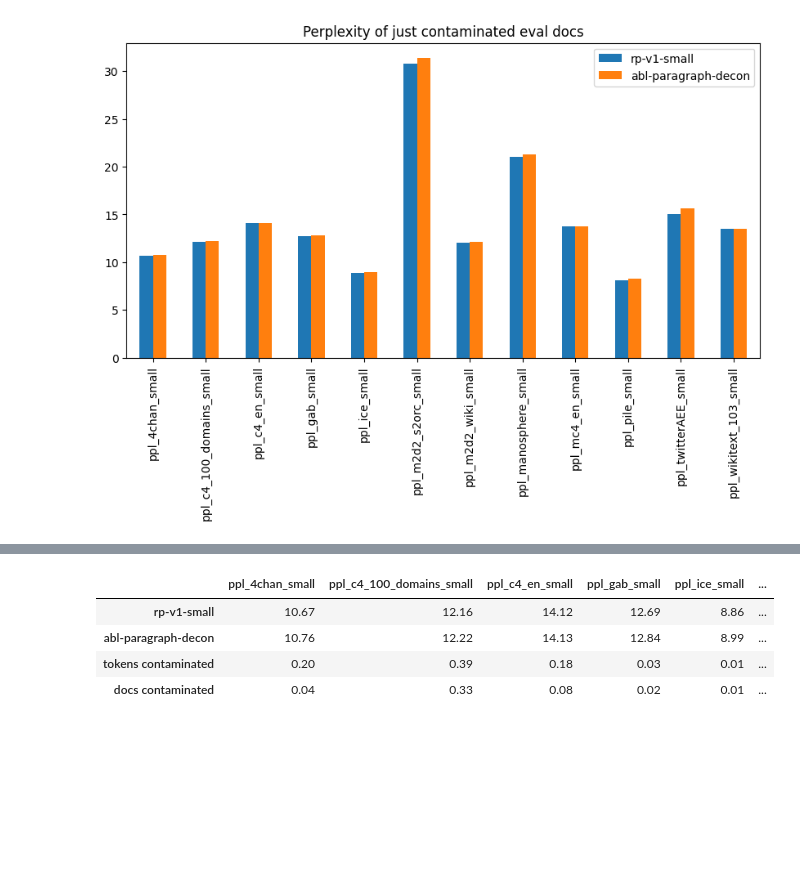
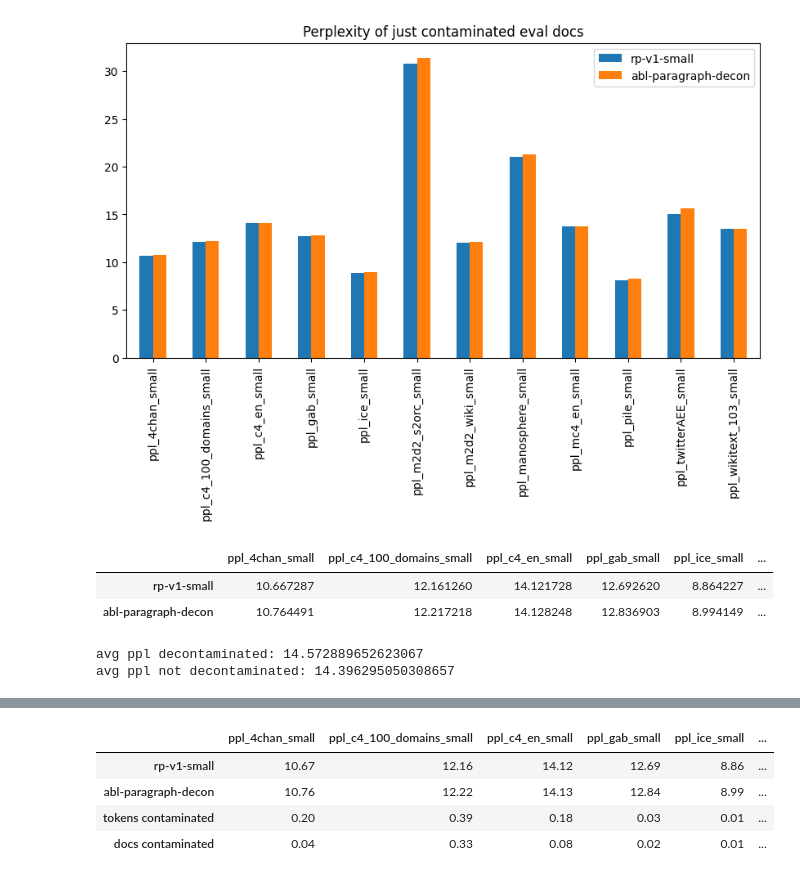
Before and after one commit to allenai/catwalk, a Jupyter notebook: scripts/visualization/ppl_contam.ipynb, the cells around one changed output, grey strips where cells are left out. Cells and saved outputs as stored; diff of their text form; code cells hidden in the pictures; blank space fills up the shorter version.

```diff
--- a/scripts/visualization/ppl_contam.ipynb
+++ b/scripts/visualization/ppl_contam.ipynb
@@ -126,3 +126,15 @@ df_contam_eval.T.plot.bar(figsize=(10, 5), title="Perplexity of just contaminate
 # %% [output]
 <Axes: title={'center': 'Perplexity of just contaminated eval docs'}>
 [figure]
+# %%
+df_contam_eval
+# %% [output]
+|  | ppl_4chan_small | ppl_c4_100_domains_small | ppl_c4_en_small | ppl_gab_small | ppl_ice_small | ... |
+| rp-v1-small | 10.667287 | 12.161260 | 14.121728 | 12.692620 | 8.864227 | ... |
+| abl-paragraph-decon | 10.764491 | 12.217218 | 14.128248 | 12.836903 | 8.994149 | ... |
+# %%
+print(f"avg ppl decontaminated: {df_contam_eval.loc['abl-paragraph-decon'].mean()}")
+print(f"avg ppl not decontaminated: {df_contam_eval.loc['rp-v1-small'].mean()}")
+# %% [output]
+avg ppl decontaminated: 14.572889652623067
+avg ppl not decontaminated: 14.396295050308657
```
Also changed, not shown: parts of 1 cell of this notebook.
